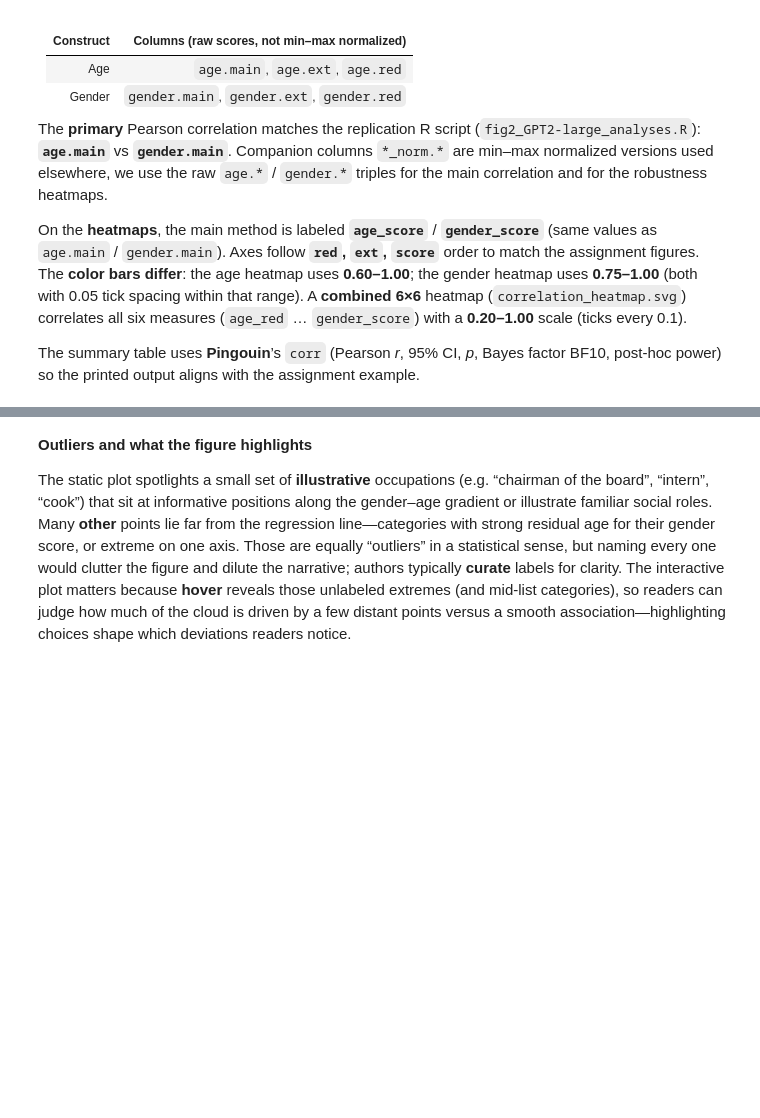
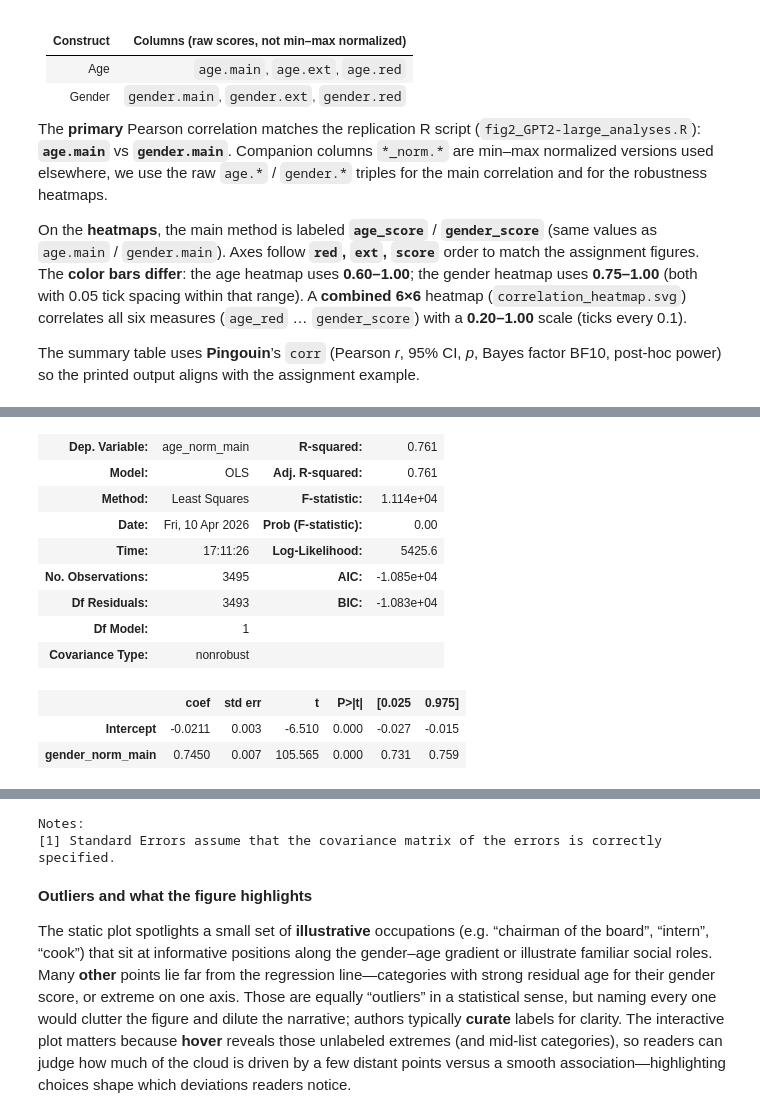
Before and after one commit to anna-megalou/age_gender_distortion, a Jupyter notebook: age_gender_distortion_assignment_t8230094.ipynb, the cells around one changed output, grey strips where cells are left out. Cells and saved outputs as stored; diff of their text form; code cells hidden in the pictures; blank space fills up the shorter version.

Commit message:
fix: OLS Regression Results format

```diff
--- a/age_gender_distortion_assignment_t8230094.ipynb
+++ b/age_gender_distortion_assignment_t8230094.ipynb
@@ -258,14 +258,15 @@ Reference OLS summary (from the assignment):
 | `gender_norm_main` | 0.7450 |
 | *n* | 3495 |
 # %%
-# Uses `df`, `BASE`, `plt`, and `np` from the Part 1 setup cell (run that cell first).
 import statsmodels.formula.api as smf
 import html
+
+from IPython.display import HTML, display
 
 import plotly.graph_objects as go
 from matplotlib.ticker import FormatStrFormatter
 
-# --- CSV column names (dots) vs paper / statsmodels formula (underscores) ---
+#CSV column names vs paper
 COL_AGE = "age_norm.main"
 COL_GENDER = "gender_norm.main"
 assert COL_AGE in df.columns and COL_GENDER in df.columns, (
@@ -277,14 +278,60 @@ reg = df.rename(
 ).dropna(subset=["age_norm_main", "gender_norm_main"])
 
 ols = smf.ols("age_norm_main ~ gender_norm_main", data=reg).fit()
-print(ols.summary())
+
+_OLS_SUMMARY_CSS = """
+<style>
+.ols-dark-summary {
+  background: #000;
+  color: #fff;
+  padding: 12px 16px;
+  display: inline-block;
+  font-family: system-ui, -apple-system, Segoe UI, Helvetica, Arial, sans-serif;
+  font-size: 13px;
+  line-height: 1.35;
+}
+.ols-dark-summary table.simpletable {
+  border-collapse: collapse;
+  background: #000;
+  color: #fff;
+  margin: 0 0 12px 0;
+}
+.ols-dark-summary table.simpletable caption {
+  caption-side: top;
+  text-align: center;
+  color: #fff;
+  font-weight: bold;
+  padding: 8px 4px 12px;
+  background: #000;
+}
+.ols-dark-summary table.simpletable th,
+.ols-dark-summary table.simpletable td {
+  border: 1px solid #fff;
+  color: #fff;
+  background: #000;
+  padding: 4px 10px;
+  text-align: left;
+  vertical-align: middle;
+}
+.ols-dark-summary table.simpletable th {
+  font-weight: bold;
+}
+</style>
+"""
+display(
+    HTML(
+        _OLS_SUMMARY_CSS
+        + '<div class="ols-dark-summary">'
+        + ols.summary().as_html()
+        + "</div>"
+    )
+)
 
 assert np.isclose(ols.rsquared, 0.761, atol=1e-3), ols.rsquared
 assert np.isclose(ols.params["Intercept"], -0.0211, atol=5e-4)
 assert np.isclose(ols.params["gender_norm_main"], 0.7450, atol=5e-4)
 
-# --- Static plot: same categories as age_gender_regression_plot.svg; styling matches
-#     assignment screenshot (grey cloud, red OLS line, gold = lower-left, blue = upper-right).
+#Static plot: same categories as age_gender_regression_plot.svg
 REPRESENTATIVE_GOLD = [
     "cook",
     "homoeopath",
@@ -303,8 +350,7 @@ REPRESENTATIVE = REPRESENTATIVE_GOLD + REPRESENTATIVE_BLUE
 _COL_GOLD = "#DDB115"
 _COL_BLUE = "#6EB3E0"
 _LINE_RED = "#E02020"
-# Plotly strips most HTML in hovers; <div>/<span>/CSS often appear as raw text.
-# Precompute text with only <i>, <b>, <br> and pass via hovertext (see plotly.js sanitizer).
+# Plotly strips most HTML in hovers
 def _plotly_hover_row(r):
     c = html.escape(str(r["category"]))
     return (
@@ -314,7 +360,7 @@ def _plotly_hover_row(r):
     )
 
 
-# Text offsets (points) so labels stay readable
+#Text offsets so labels stay readable
 _OFFSETS = {
     "chairman of the board": (40, -35),
     "chief of staff": (-120, -5),
@@ -406,7 +452,7 @@ plt.close(fig)
 
 reg["_plotly_hover"] = reg.apply(_plotly_hover_row, axis=1)
 
-# --- Interactive Plotly (same logic as static: grey + gold/blue + red line) ---
+#Interactive Plotly
 reg_gold = reg[reg["category"].isin(REPRESENTATIVE_GOLD)]
 reg_blue = reg[reg["category"].isin(REPRESENTATIVE_BLUE)]
 fig_p = go.Figure()
@@ -494,6 +540,4 @@ fig_p.update_layout(
     ),
 )
 fig_p.write_html(BASE / "age_gender_regression_interactive.html", include_plotlyjs="cdn")
-print("Wrote", BASE / "age_gender_regression_plot.svg")
-print("Wrote", BASE / "age_gender_regression_interactive.html")
 # %% [output]
@@ -516,0 +545,12 @@ Wrote /Users/annamegalou/Downloads/age_gender_distortion/age_gender_regression_i
+| Dep. Variable: | age_norm_main | R-squared: | 0.761 |
+| Model: | OLS | Adj. R-squared: | 0.761 |
+| Method: | Least Squares | F-statistic: | 1.114e+04 |
+| Date: | Fri, 10 Apr 2026 | Prob (F-statistic): | 0.00 |
+| Time: | 17:11:26 | Log-Likelihood: | 5425.6 |
+| No. Observations: | 3495 | AIC: | -1.085e+04 |
+| Df Residuals: | 3493 | BIC: | -1.083e+04 |
+| Df Model: | 1 |  |  |
+| Covariance Type: | nonrobust |  |  |
+|  | coef | std err | t | P>|t| | [0.025 | 0.975] |
+| Intercept | -0.0211 | 0.003 | -6.510 | 0.000 | -0.027 | -0.015 |
+| gender_norm_main | 0.7450 | 0.007 | 105.565 | 0.000 | 0.731 | 0.759 |
@@ -517,3 +561,5 @@ Wrote /Users/annamegalou/Downloads/age_gender_distortion/age_gender_regression_i
+Notes:
+[1] Standard Errors assume that the covariance matrix of the errors is correctly specified.
 # %% [markdown]
 **Outliers and what the figure highlights**
 
```
Also changed, not shown: parts of 2 cells of this notebook, 5 other files.
